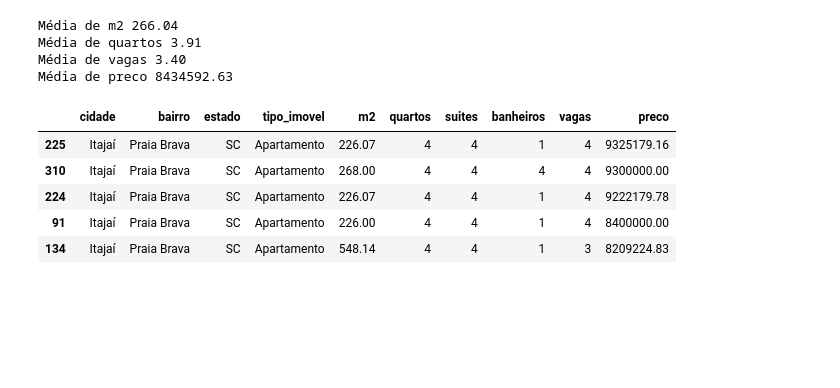
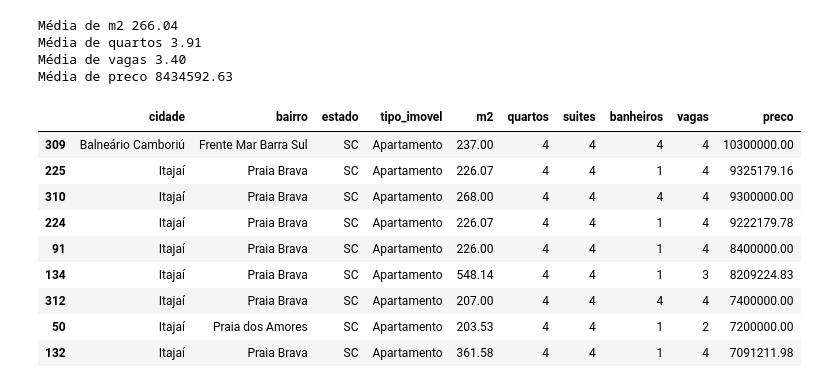
Before and after one commit to michellssgui22/PROJETOS_ESTUDO_DATASCIENCE, a Jupyter notebook: Imobiliario-BC-Regiao/imobiliario_analise.ipynb, the cells around one changed output. Cells and saved outputs as stored; diff of their text form; code cells hidden in the pictures; blank space fills up the shorter version.

```diff
--- a/Imobiliario-BC-Regiao/imobiliario_analise.ipynb
+++ b/Imobiliario-BC-Regiao/imobiliario_analise.ipynb
@@ -268,13 +268,17 @@ Média de quartos 3.91
 Média de vagas 3.40
 Média de preco 8434592.63
 # %%
-df_melhor_custo = df_top.loc[df_top['preco'] <= (m_preco + 1000000)]
-df_melhor_custo = df_melhor_custo.loc[df_melhor_custo['preco'] >= (m_preco - 1000000)]
+df_melhor_custo = df_top.loc[df_top['preco'] <= (m_preco + 2000000)]
+df_melhor_custo = df_melhor_custo.loc[df_melhor_custo['preco'] >= (m_preco - 2000000)]
 df_melhor_custo
 # %% [output]
 |  | cidade | bairro | estado | tipo_imovel | m2 | quartos | suites | banheiros | vagas | preco |
+| 309 | Balneário Camboriú | Frente Mar Barra Sul | SC | Apartamento | 237.00 | 4 | 4 | 4 | 4 | 10300000.00 |
 | 225 | Itajaí | Praia Brava | SC | Apartamento | 226.07 | 4 | 4 | 1 | 4 | 9325179.16 |
 | 310 | Itajaí | Praia Brava | SC | Apartamento | 268.00 | 4 | 4 | 4 | 4 | 9300000.00 |
 | 224 | Itajaí | Praia Brava | SC | Apartamento | 226.07 | 4 | 4 | 1 | 4 | 9222179.78 |
 | 91 | Itajaí | Praia Brava | SC | Apartamento | 226.00 | 4 | 4 | 1 | 4 | 8400000.00 |
 | 134 | Itajaí | Praia Brava | SC | Apartamento | 548.14 | 4 | 4 | 1 | 3 | 8209224.83 |
+| 312 | Itajaí | Praia Brava | SC | Apartamento | 207.00 | 4 | 4 | 4 | 4 | 7400000.00 |
+| 50 | Itajaí | Praia dos Amores | SC | Apartamento | 203.53 | 4 | 4 | 1 | 2 | 7200000.00 |
+| 132 | Itajaí | Praia Brava | SC | Apartamento | 361.58 | 4 | 4 | 1 | 4 | 7091211.98 |
```
